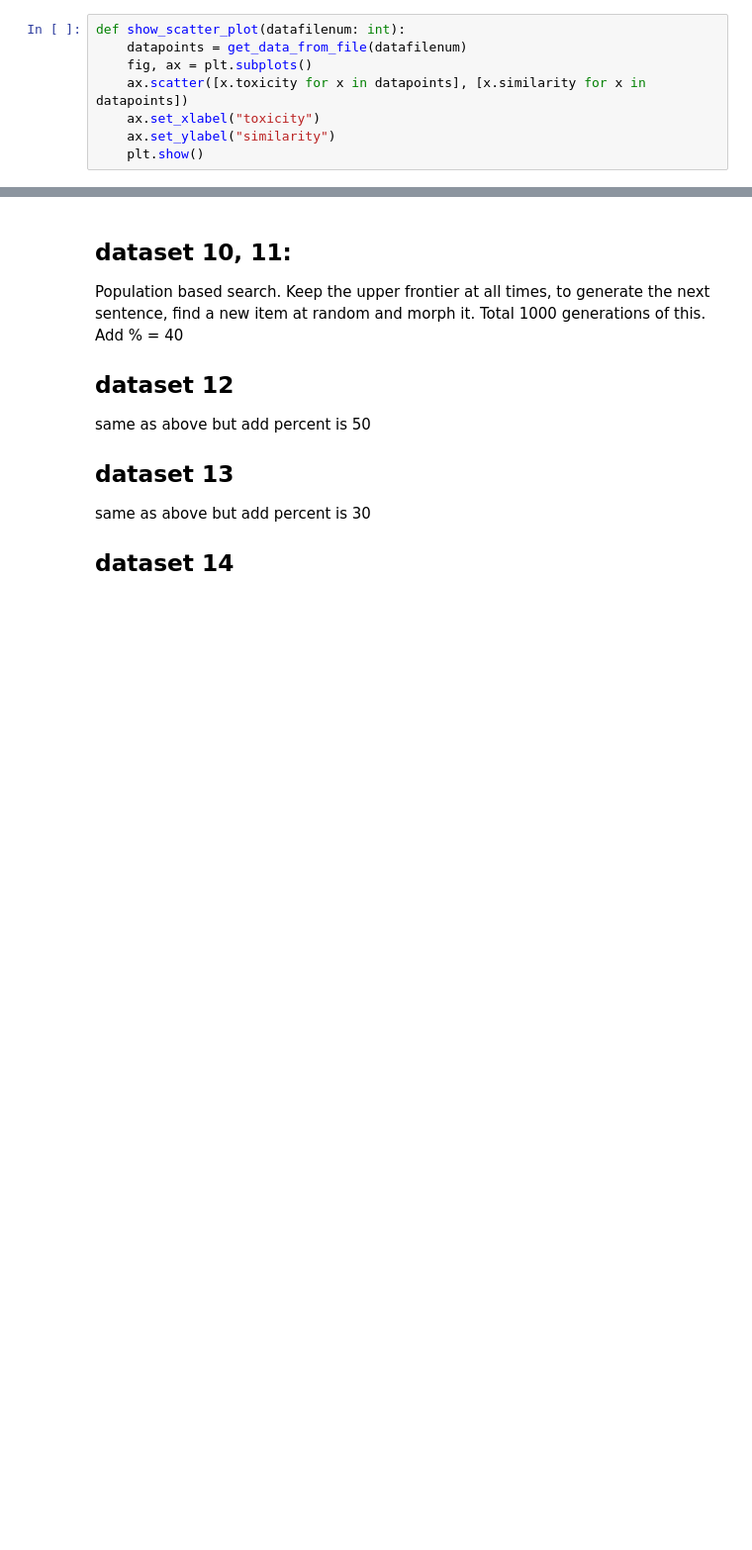
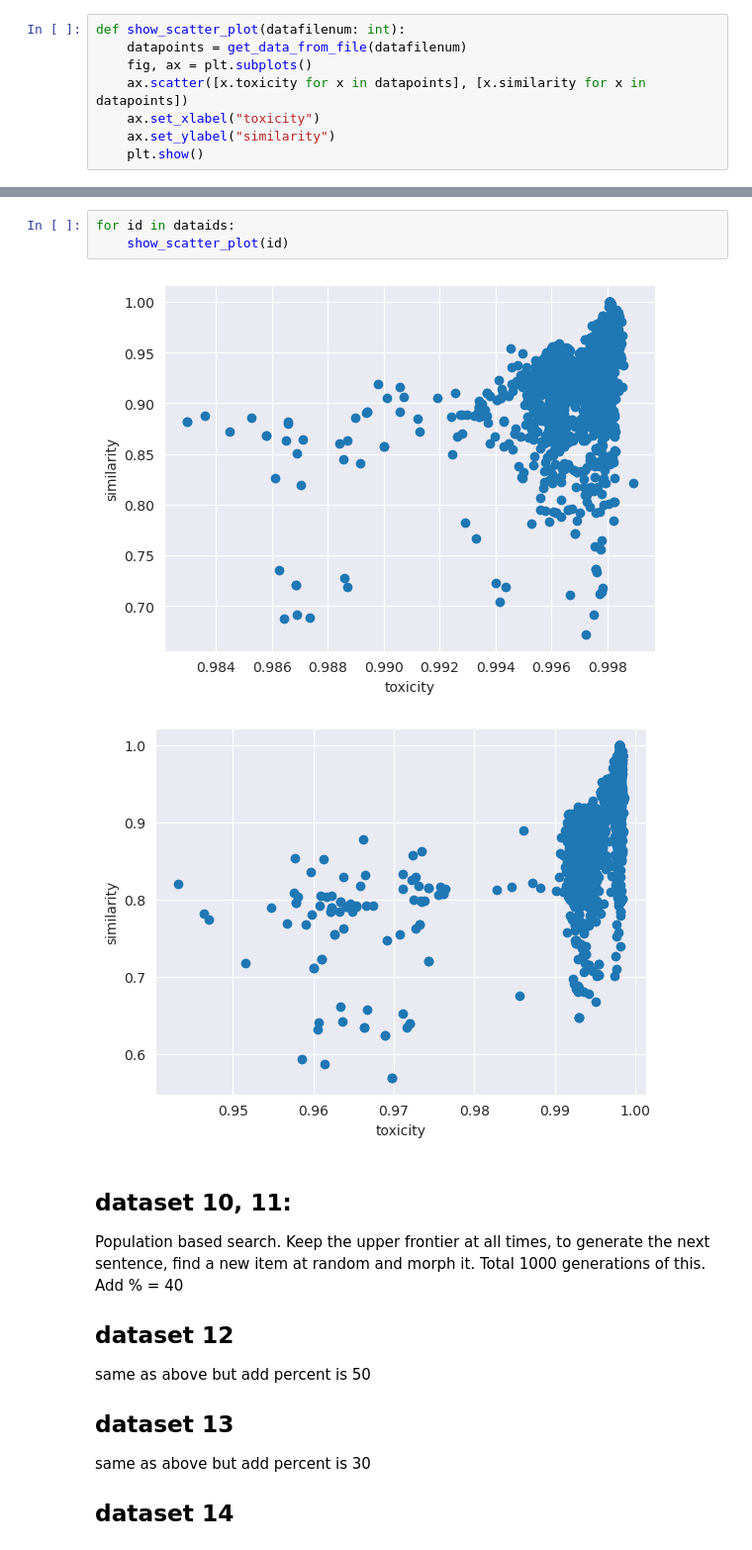
Before and after one commit to rajobasu/FYP, a Jupyter notebook: display/plotterntb.ipynb, the cells around one changed output, grey strips where cells are left out. Shown: that part at 99% size. Drawn from its saved outputs; the diff is of its cells as text; blank space fills up the shorter version.

```diff
--- a/display/plotterntb.ipynb
+++ b/display/plotterntb.ipynb
@@ -126,3 +128,9 @@ show_scatter_plot(34)
+# %%
+for id in dataids:
+    show_scatter_plot(id)
+# %% [output]
+[figure, added]
+[figure, added]
 # %% [markdown]
 ## dataset 10, 11:
 Population based search. Keep the upper frontier at all times, to generate the next sentence, find a new item at random and morph it. Total 1000 generations of this. Add % = 40
```
Also changed, not shown: parts of 2 cells of this notebook, 8 other files.
